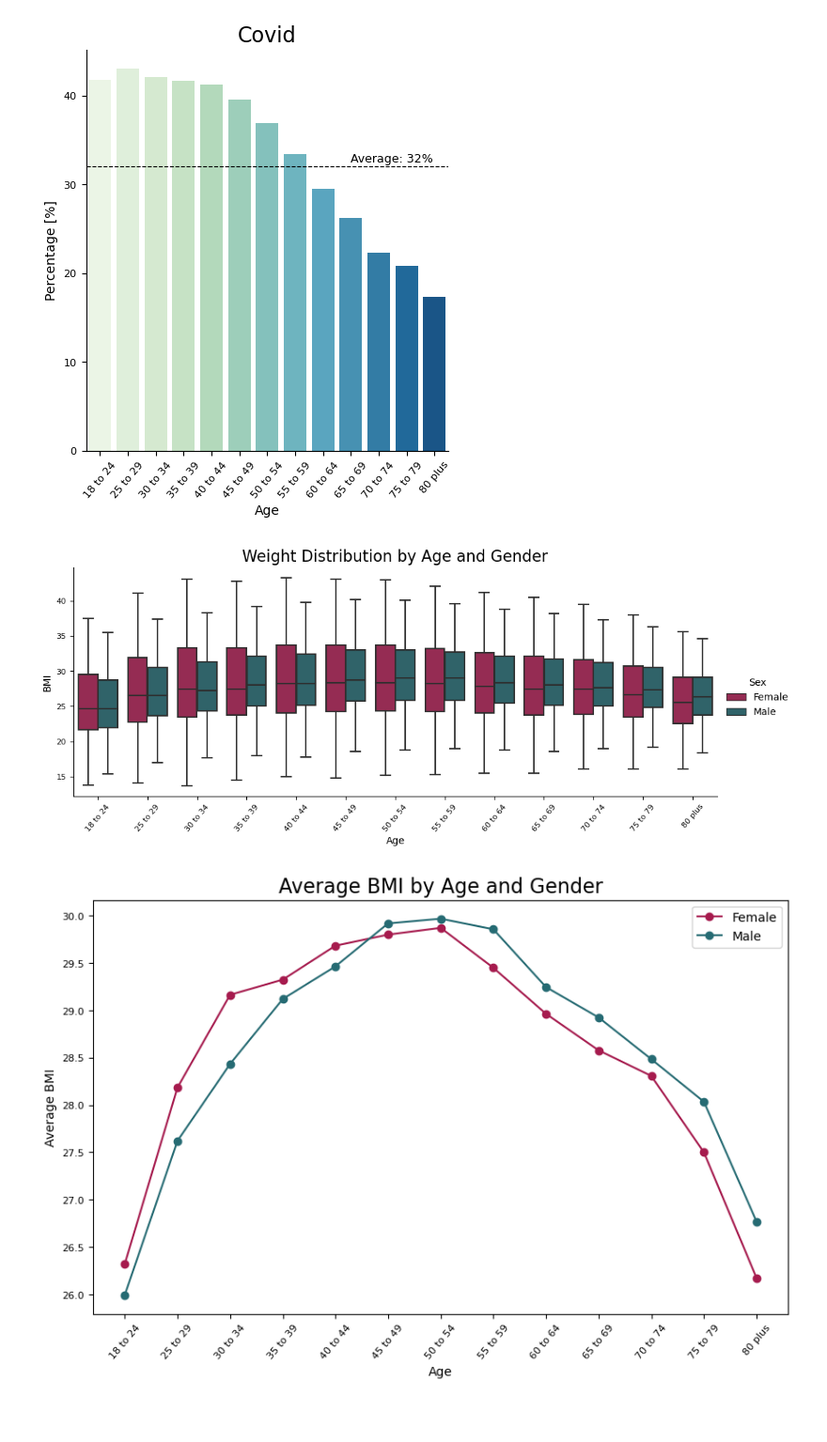
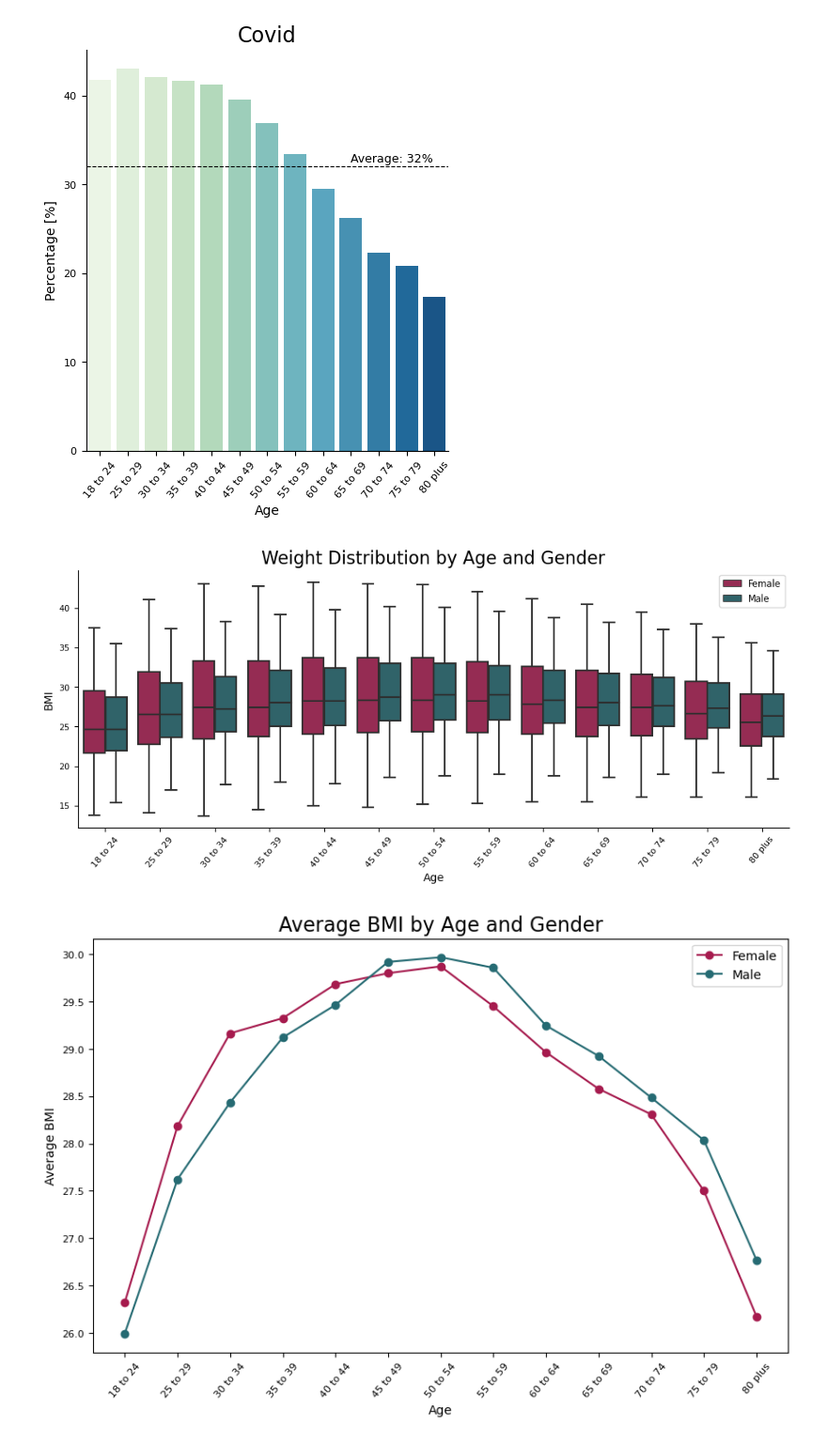
Before and after one commit to Thymin3/Heart-Disease-EDA-and-Visualization, a Jupyter notebook: Heart Disease EDA and Visualization.ipynb, the cells around one changed output. Shown at 94% size. Cells and saved outputs as stored; diff of their text form; code cells hidden in the pictures; blank space fills up the shorter version.

```diff
--- a/Heart Disease EDA and Visualization.ipynb
+++ b/Heart Disease EDA and Visualization.ipynb
@@ -720,23 +720,26 @@ fig.set_xticklabels(labels= ["18 to 24", "25 to 29", "30 to 34", "35 to 39", "40
 [figure]
 # %%
 # Plotting
-fig = sns.catplot(kind="box", data=df_original, x="AgeCategory", y="BMI", showfliers=False, whis=1, hue="Sex", palette=["#A61B4E", "#266B73"], order=age_category_order, height=4, aspect=2.5)
+fig = sns.catplot(kind="box", data=df_original, x="AgeCategory", y="BMI", showfliers=False, whis=1, hue="Sex", palette=["#A61B4E", "#266B73"], order=age_category_order, height=4, aspect=2.5, legend=False)
 
 
 # Accessing the axis object
 ax = fig.ax
 
 # Setting lables
 plt.title("Weight Distribution by Age and Gender", fontsize=16)
 plt.xlabel("Age")
 plt.ylabel("BMI")
 plt.xticks(fontsize=ticksize)
 plt.yticks(fontsize=ticksize)
 fig.set_xticklabels(labels= ["18 to 24", "25 to 29", "30 to 34", "35 to 39", "40 to 44", "45 to 49", "50 to 54", "55 to 59", "60 to 64", "65 to 69", "70 to 74", "75 to 79","80 plus"], rotation=50)
 
+# Adjusting legend
+ax.legend(fontsize='small', title_fontsize='small')
+
 plt.show()
 # %% [output]
-[figure, old version]
+[figure, new version]
 # %%
 # Filtering dataframe for females and males
 female_data = df_original[df_original["Sex"] == "Female"]
```
Also changed, not shown: parts of 8 cells of this notebook.
